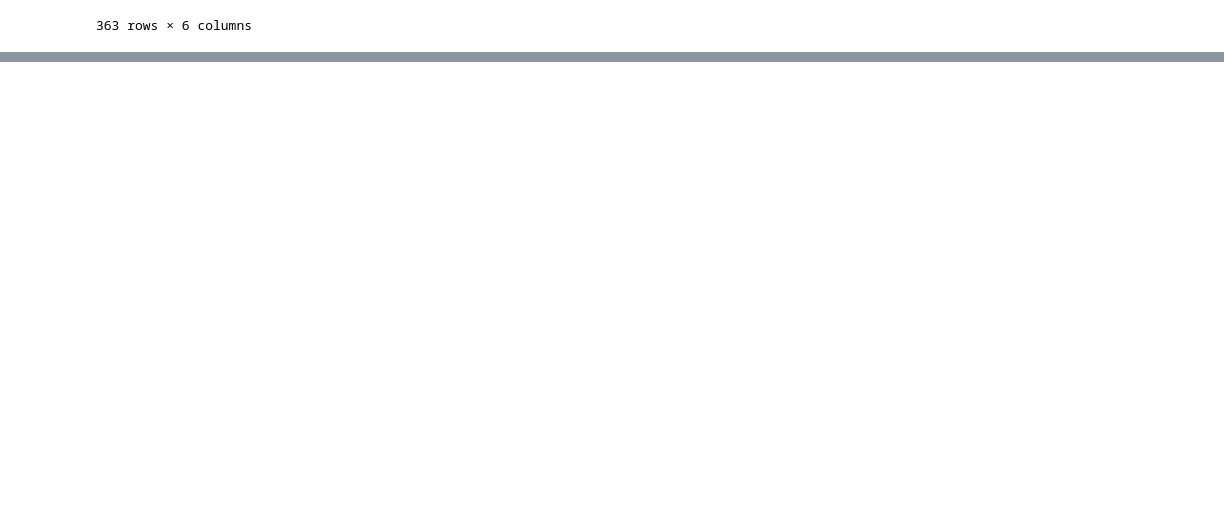
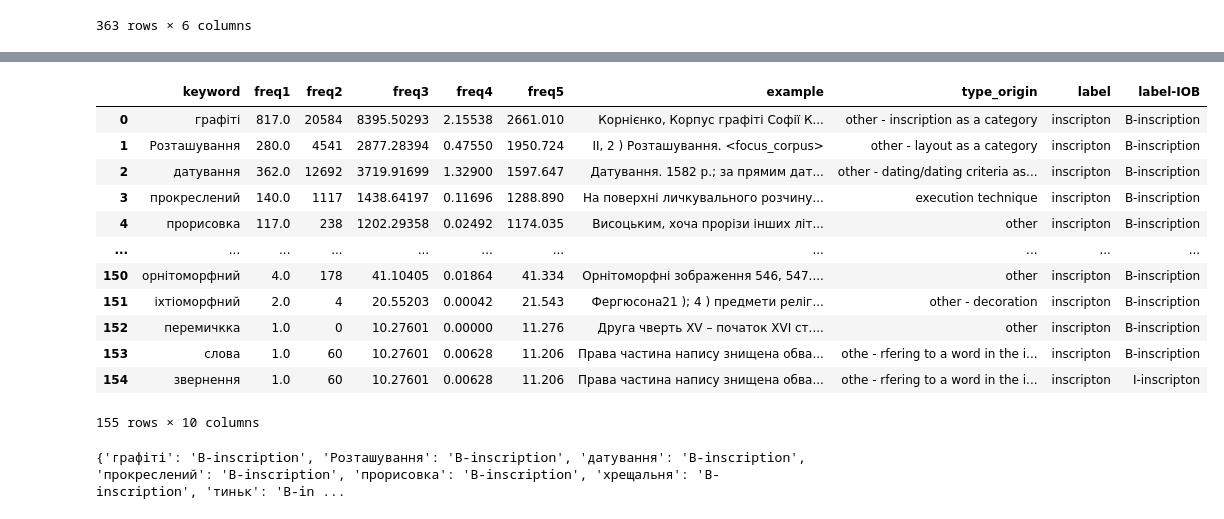
Before and after one commit to dh-epfl-students/dhlab-ukraine-epigraphy, a Jupyter notebook: main.ipynb, the cells around one changed output, grey strips where cells are left out. Drawn from its saved outputs; the diff is of its cells as text; code cells hidden in the pictures; blank space fills up the shorter version.

```diff
--- a/main.ipynb
+++ b/main.ipynb
@@ -805,0 +846,25 @@ df.to_csv("cleaned_dataset_keyterms.csv", index=False)
+# %%
+import pandas as pd
+terms = pd.read_csv("SingleWord_terms.csv")
+# %%
+terms
+# %% [output]
+|  | keyword | freq1 | freq2 | freq3 | freq4 | freq5 | example | type_origin | label | label-IOB |
+| 0 | графіті | 817.0 | 20584 | 8395.50293 | 2.15538 | 2661.010 | Корнієнко, Корпус графіті Софії К... | other - inscription as a category | inscripton | B-inscription |
+| 1 | Розташування | 280.0 | 4541 | 2877.28394 | 0.47550 | 1950.724 | ІІ, 2 ) Розташування. <focus_corpus> | other - layout as a category | inscripton | B-inscription |
+| 2 | датування | 362.0 | 12692 | 3719.91699 | 1.32900 | 1597.647 | Датування. 1582 р.; за прямим дат... | other - dating/dating criteria as... | inscripton | B-inscription |
+| 3 | прокреслений | 140.0 | 1117 | 1438.64197 | 0.11696 | 1288.890 | На поверхні личкувального розчину... | execution technique | inscripton | B-inscription |
+| 4 | прорисовка | 117.0 | 238 | 1202.29358 | 0.02492 | 1174.035 | Висоцьким, хоча прорізи інших літ... | other | inscripton | B-inscription |
+| ... | ... | ... | ... | ... | ... | ... | ... | ... | ... | ... |
+| 150 | орнітоморфний | 4.0 | 178 | 41.10405 | 0.01864 | 41.334 | Орнітоморфні зображення 546, 547.... | other | inscripton | B-inscription |
+| 151 | іхтіоморфний | 2.0 | 4 | 20.55203 | 0.00042 | 21.543 | Фергюсона21 ); 4 ) предмети реліг... | other - decoration | inscripton | B-inscription |
+| 152 | перемичкка | 1.0 | 0 | 10.27601 | 0.00000 | 11.276 | Друга чверть XV – початок XVI ст.... | other | inscripton | B-inscription |
+| 153 | слова | 1.0 | 60 | 10.27601 | 0.00628 | 11.206 | Права частина напису знищена обва... | othe - rfering to a word in the i... | inscripton | B-inscription |
+| 154 | звернення | 1.0 | 60 | 10.27601 | 0.00628 | 11.206 | Права частина напису знищена обва... | othe - rfering to a word in the i... | inscripton | I-inscripton |
+155 rows × 10 columns
+# %%
+terms_dict = dict(zip(terms['keyword'], terms['label-IOB']))
+
+print(terms_dict)
+# %% [output]
+{'графіті': 'B-inscription', 'Розташування': 'B-inscription', 'датування': 'B-inscription', 'прокреслений': 'B-inscription', 'прорисовка': 'B-inscription', 'хрещальня': 'B-inscription', 'тиньк': 'B-in ...
```
Also changed, not shown: parts of 18 cells of this notebook, 1 other file.
